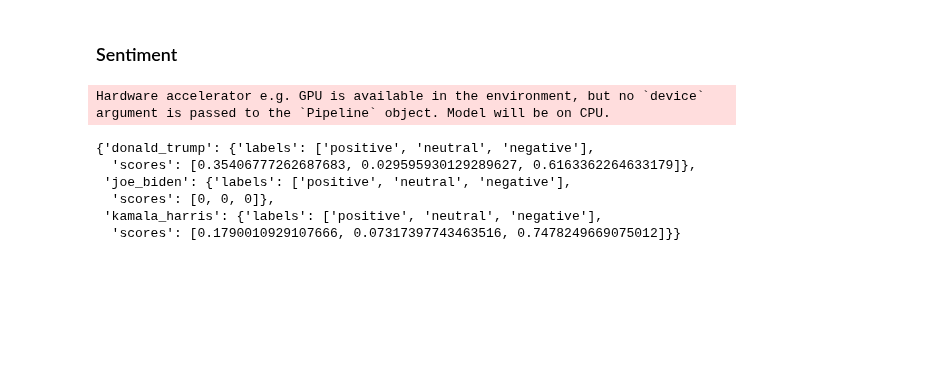
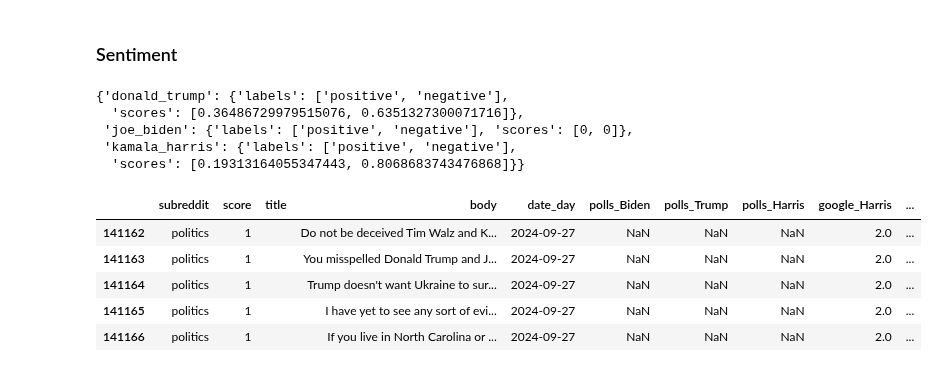
Before and after one commit to bnvulpe/votecore, a Jupyter notebook: scripts/dataset_creation.ipynb, the cells around one changed output. Saved outputs shown, nothing was run; the diff lists cells and outputs as text; code cells hidden in the pictures; blank space fills up the shorter version.

```diff
--- a/scripts/dataset_creation.ipynb
+++ b/scripts/dataset_creation.ipynb
@@ -399,9 +399,7 @@ df.to_csv(os.path.join(output_dir, "final_dataset.csv"), index=False)
 from transformers import pipeline
 
 
-pipe = pipeline("zero-shot-classification", model="facebook/bart-large-mnli")
+pipe = pipeline("zero-shot-classification", model="facebook/bart-large-mnli", device='cuda')
-# %% [output]
-Hardware accelerator e.g. GPU is available in the environment, but no `device` argument is passed to the `Pipeline` object. Model will be on CPU.
 # %%
 
 import re
@@ -418,12 +416,12 @@ def find_entities(text):
 
 
 def get_sentiment_labels_entity(entity):
-    return [f'{entity}_positive', f'{entity}_negative', f'{entity}_neutral']
+    return [f'{entity}_positive', f'{entity}_negative']
 
 def get_sentiment_towards_entity(text, entity):
     labels = get_sentiment_labels_entity(entity)
     sentiment_entry = pipe(text, labels)
-    custom_order = [f'{entity}_positive', f'{entity}_neutral', f'{entity}_negative']
+    custom_order = [f'{entity}_positive', f'{entity}_negative']
     label_score_map = dict(zip(sentiment_entry['labels'], sentiment_entry['scores']))
     sorted_labels = sorted(sentiment_entry['labels'], key=lambda x: custom_order.index(x))
     sorted_scores = [label_score_map[label] for label in sorted_labels]
@@ -442,7 +440,7 @@ def process_sentiment(text):
 
     for mixed_entity in new_entities:
         roots = mixed_entity.split("_")
-        final_sum = np.zeros(3)
+        final_sum = np.zeros(2)
         is_in_text = 0
         for r in roots:
             if r in entities:
@@ -452,9 +450,9 @@ def process_sentiment(text):
 
         if is_in_text > 0:
             final_sum = final_sum / is_in_text
-            result[mixed_entity] = {"labels": ["positive", "neutral", "negative"], "scores": final_sum.tolist()}
+            result[mixed_entity] = {"labels": ["positive", "negative"], "scores": final_sum.tolist()}
         else:
-            result[mixed_entity] = {"labels": ["positive", "neutral", "negative"], "scores": [0, 0, 0]}
+            result[mixed_entity] = {"labels": ["positive", "negative"], "scores": [0, 0]}
 
 
 
@@ -463,9 +461,19 @@ def process_sentiment(text):
 
 process_sentiment(text)
 # %% [output]
-{'donald_trump': {'labels': ['positive', 'neutral', 'negative'],
-  'scores': [0.35406777262687683, 0.029595930129289627, 0.6163362264633179]},
- 'joe_biden': {'labels': ['positive', 'neutral', 'negative'],
-  'scores': [0, 0, 0]},
- 'kamala_harris': {'labels': ['positive', 'neutral', 'negative'],
-  'scores': [0.1790010929107666, 0.07317397743463516, 0.7478249669075012]}}
+{'donald_trump': {'labels': ['positive', 'negative'],
+  'scores': [0.36486729979515076, 0.6351327300071716]},
+ 'joe_biden': {'labels': ['positive', 'negative'], 'scores': [0, 0]},
+ 'kamala_harris': {'labels': ['positive', 'negative'],
+  'scores': [0.19313164055347443, 0.8068683743476868]}}
+# %%
+df = pd.read_csv(os.path.join(output_dir, "final_dataset.csv"))
+# %%
+df.tail()
+# %% [output]
+|  | subreddit | score | title | body | date_day | polls_Biden | polls_Trump | polls_Harris | google_Harris | ... |
+| 141162 | politics | 1 |  | Do not be deceived Tim Walz and K... | 2024-09-27 | NaN | NaN | NaN | 2.0 | ... |
+| 141163 | politics | 1 |  | You misspelled Donald Trump and J... | 2024-09-27 | NaN | NaN | NaN | 2.0 | ... |
+| 141164 | politics | 1 |  | Trump doesn't want Ukraine to sur... | 2024-09-27 | NaN | NaN | NaN | 2.0 | ... |
+| 141165 | politics | 1 |  | I have yet to see any sort of evi... | 2024-09-27 | NaN | NaN | NaN | 2.0 | ... |
+| 141166 | politics | 1 |  | If you live in North Carolina or ... | 2024-09-27 | NaN | NaN | NaN | 2.0 | ... |
```
Also changed, not shown: parts of 4 cells of this notebook, 1 other file.
